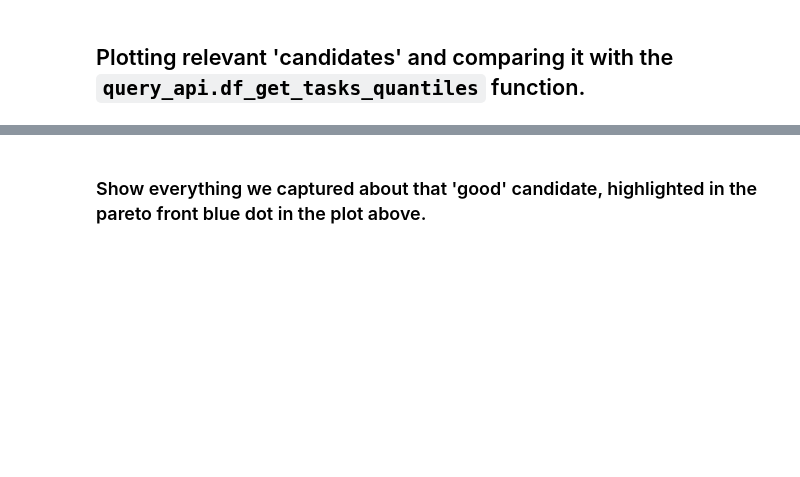
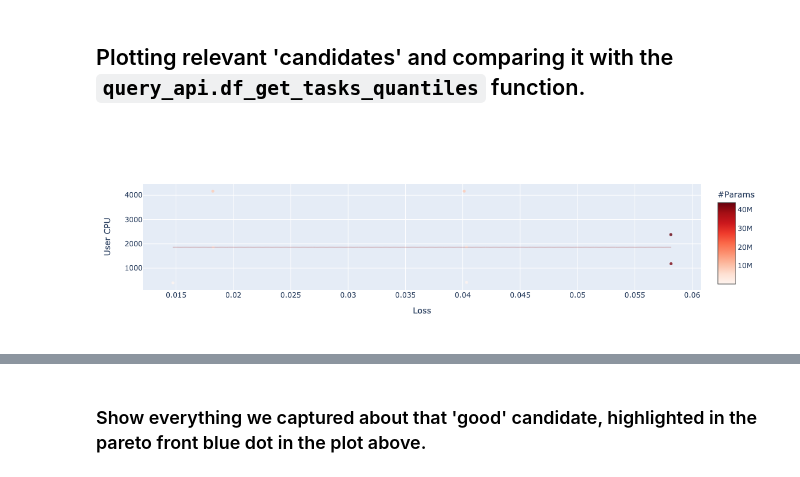
Before and after one commit to ORNL/flowcept, a Jupyter notebook: notebooks/analytics.ipynb, the cells around one changed output, grey strips where cells are left out. Cells and saved outputs as stored; diff of their text form; code cells hidden in the pictures; blank space fills up the shorter version.

```diff
--- a/notebooks/analytics.ipynb
+++ b/notebooks/analytics.ipynb
@@ -138,19 +305,21 @@ analytics.heatmap(df)
 # %%
 x_col = 'generated.loss'
 y_col = 'telemetry_diff.cpu.times_avg.user'
 color_col = 'generated.responsible_ai_metrics.params'
-analytics.scatter2d_with_colors(df,
+flow_plot.scatter2d_with_colors(df,
                                 x_col='generated.loss',
                                 y_col='telemetry_diff.cpu.times_avg.user',
                                 color_col='generated.responsible_ai_metrics.params',
                                 x_label='Loss',
                                 y_label='User CPU',
                                 color_label='#Params',
                                 xaxis_title='Loss',
                                 yaxis_title='User CPU',
                                 plot_horizon_line=True,
                                 horizon_quantile=0.5,
-                                plot_pareto=True)
+                                plot_pareto=False)
+# %% [output]
+[figure, added]
 # %%
 clauses = [
     (y_col, "<=", 0.5),
```
Also changed, not shown: parts of 22 cells of this notebook, 18 other files.
